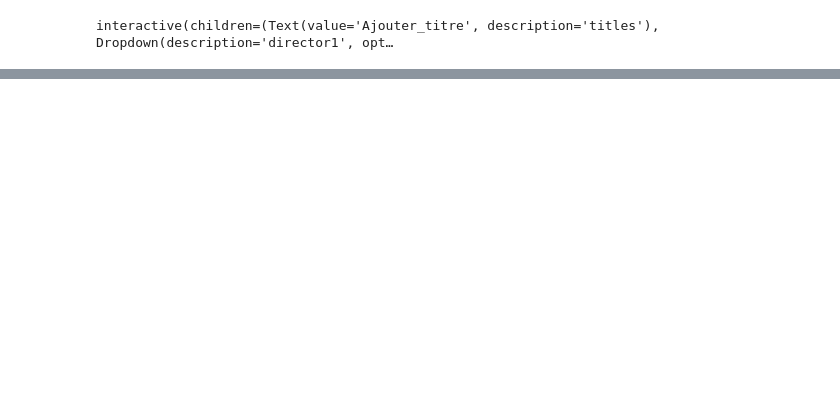
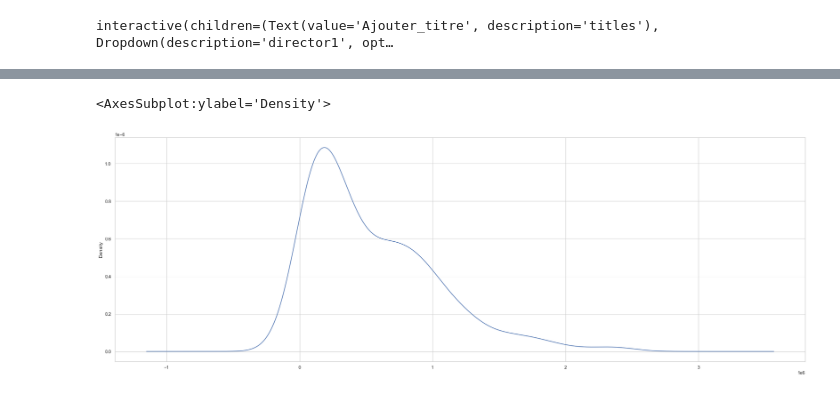
Before and after one commit to art2mkl/projet_IMDB, a Jupyter notebook: Imdb_visulalisation.ipynb, the cells around one changed output, grey strips where cells are left out. Cells and saved outputs as stored; diff of their text form; code cells hidden in the pictures; blank space fills up the shorter version.

```diff
--- a/Imdb_visulalisation.ipynb
+++ b/Imdb_visulalisation.ipynb
@@ -395,0 +408,5 @@ interactive(children=(Text(value='Ajouter_titre', description='titles'), Dropdow
+# %%
+df1['votes'].plot.kde()
+# %% [output]
+<AxesSubplot:ylabel='Density'>
+[figure, added]
```
Also changed, not shown: parts of 26 cells of this notebook, 1 other file.
